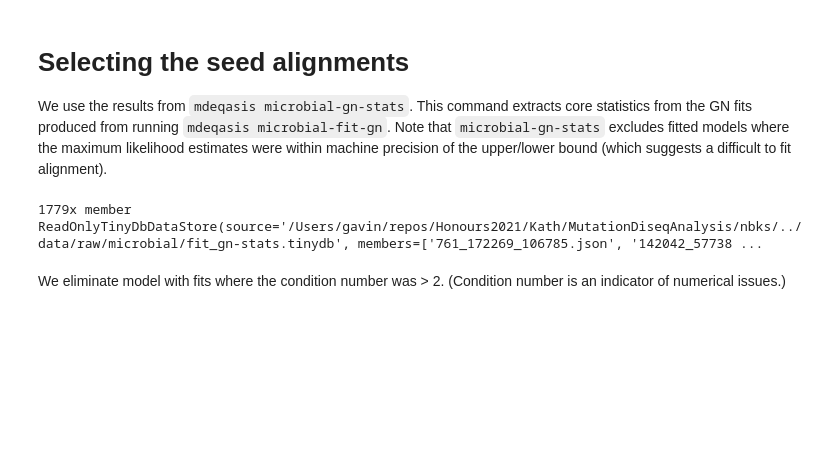
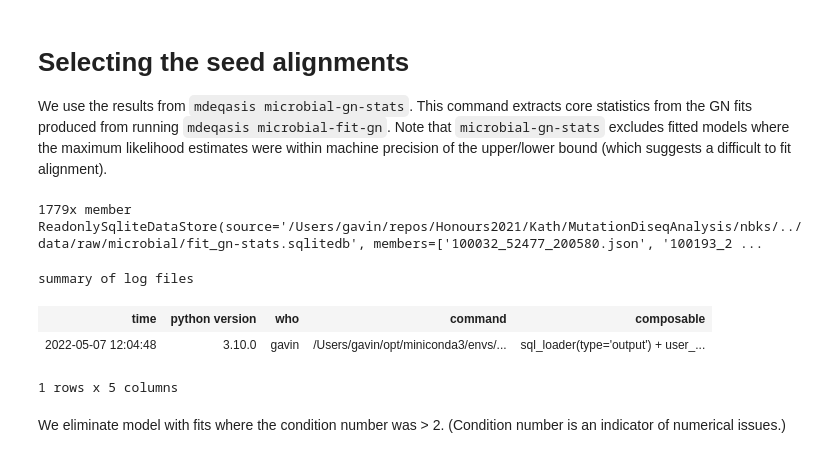
Before and after one commit to GavinHuttley/MutationDiseqAnalysis, a Jupyter notebook: nbks/plot_jsd_x_entropy.ipynb, the cells around one changed output. Drawn from its saved outputs; the diff is of its cells as text; code cells hidden in the pictures; blank space fills up the shorter version.

```diff
--- a/nbks/plot_jsd_x_entropy.ipynb
+++ b/nbks/plot_jsd_x_entropy.ipynb
@@ -10,6 +14,6 @@ import plotly.express as px
 # %%
-path = "../data/raw/microbial/fit_gn-stats.tinydb"
+path = "../data/raw/microbial/fit_gn-stats.sqlitedb"
 dstore = io.get_data_store(path)
 dstore
 # %% [output]
-1779x member ReadOnlyTinyDbDataStore(source='/Users/gavin/repos/Honours2021/Kath/MutationDiseqAnalysis/nbks/../data/raw/microbial/fit_gn-stats.tinydb', members=['761_172269_106785.json', '142042_57738 ...
+1779x member ReadonlySqliteDataStore(source='/Users/gavin/repos/Honours2021/Kath/MutationDiseqAnalysis/nbks/../data/raw/microbial/fit_gn-stats.sqlitedb', members=['100032_52477_200580.json', '100193_2 ...
@@ -19 +20,8 @@ records = [loader(m) for m in dstore]
+# %%
+dstore.summary_logs
+# %% [output]
+summary of log files
+| time | python version | who | command | composable |
+| 2022-05-07 12:04:48 | 3.10.0 | gavin | /Users/gavin/opt/miniconda3/envs/... | sql_loader(type='output') + user_... |
+1 rows x 5 columns
 # %%
```
Also changed, not shown: parts of 7 cells of this notebook.
